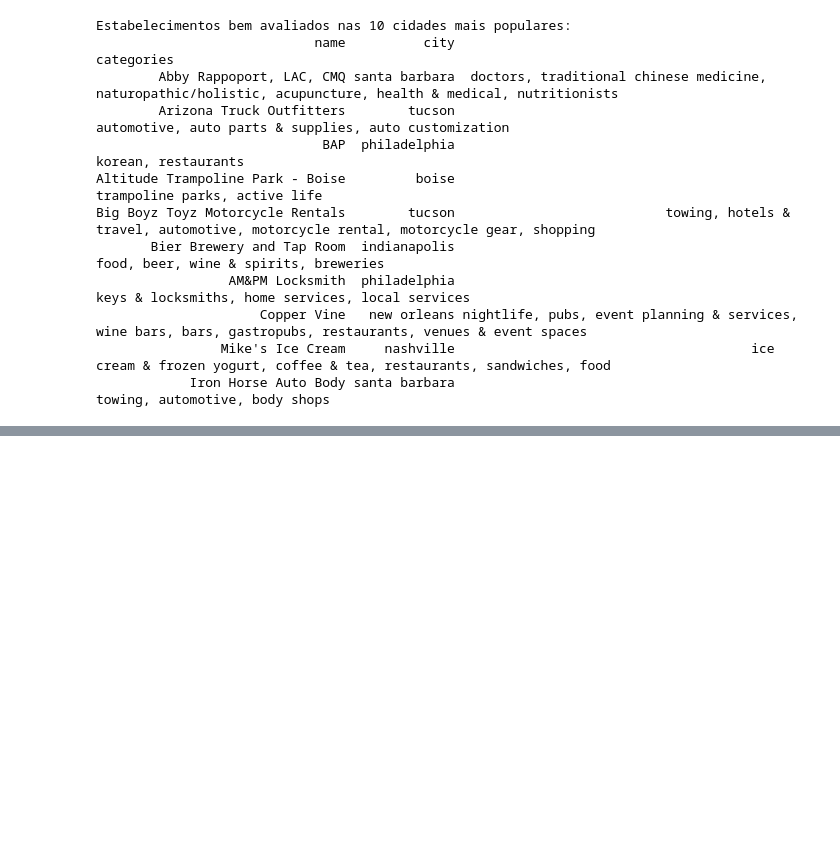
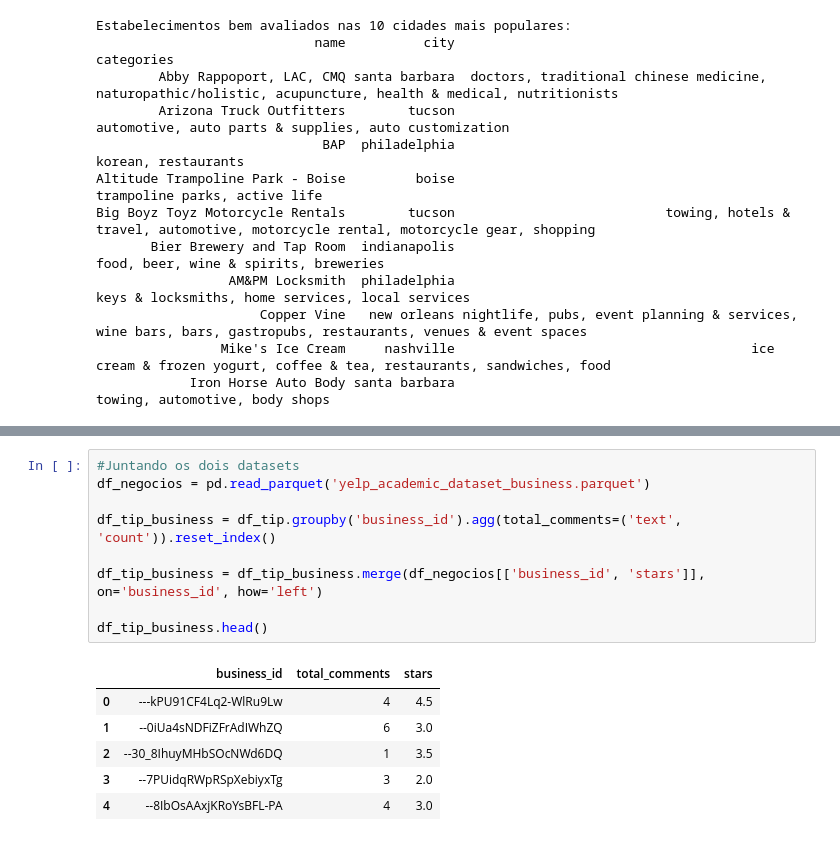
Before and after one commit to ste-coding/pisi3-grupo05, a Jupyter notebook: eda.ipynb, the cells around one changed output, grey strips where cells are left out. Drawn from its saved outputs; the diff is of its cells as text; blank space fills up the shorter version.

```diff
--- a/eda.ipynb
+++ b/eda.ipynb
@@ -586,0 +590,16 @@ Big Boyz Toyz Motorcycle Rentals        tucson                           towing,
+# %%
+#Juntando os dois datasets
+df_negocios = pd.read_parquet('yelp_academic_dataset_business.parquet')
+
+df_tip_business = df_tip.groupby('business_id').agg(total_comments=('text', 'count')).reset_index()
+
+df_tip_business = df_tip_business.merge(df_negocios[['business_id', 'stars']], on='business_id', how='left')
+
+df_tip_business.head()
+# %% [output]
+|  | business_id | total_comments | stars |
+| 0 | ---kPU91CF4Lq2-WlRu9Lw | 4 | 4.5 |
+| 1 | --0iUa4sNDFiZFrAdIWhZQ | 6 | 3.0 |
+| 2 | --30_8IhuyMHbSOcNWd6DQ | 1 | 3.5 |
+| 3 | --7PUidqRWpRSpXebiyxTg | 3 | 2.0 |
+| 4 | --8IbOsAAxjKRoYsBFL-PA | 4 | 3.0 |
```
Also changed, not shown: parts of 4 cells of this notebook.
